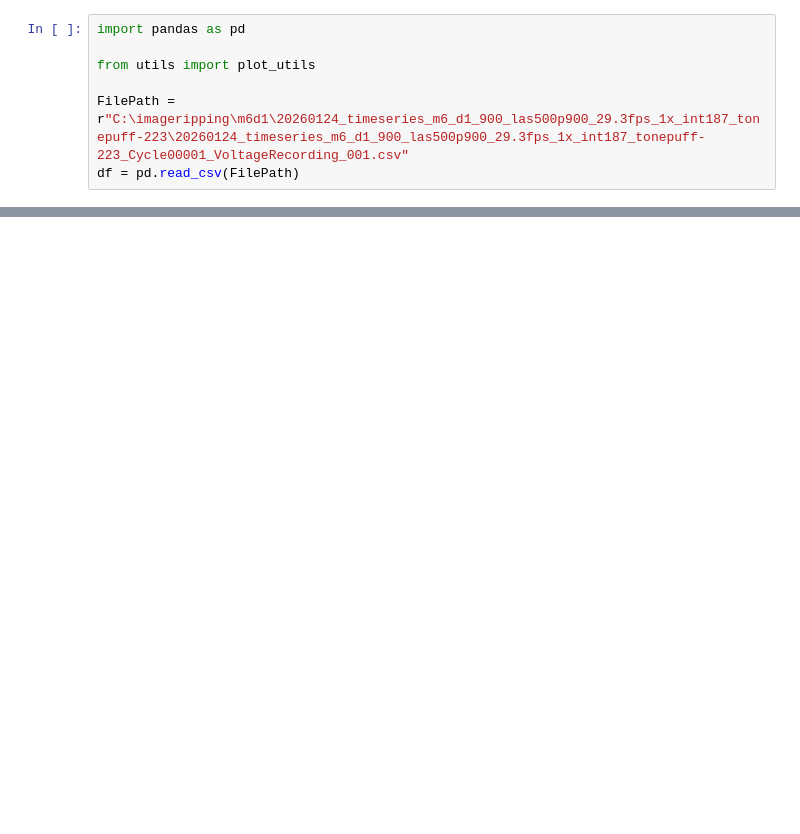
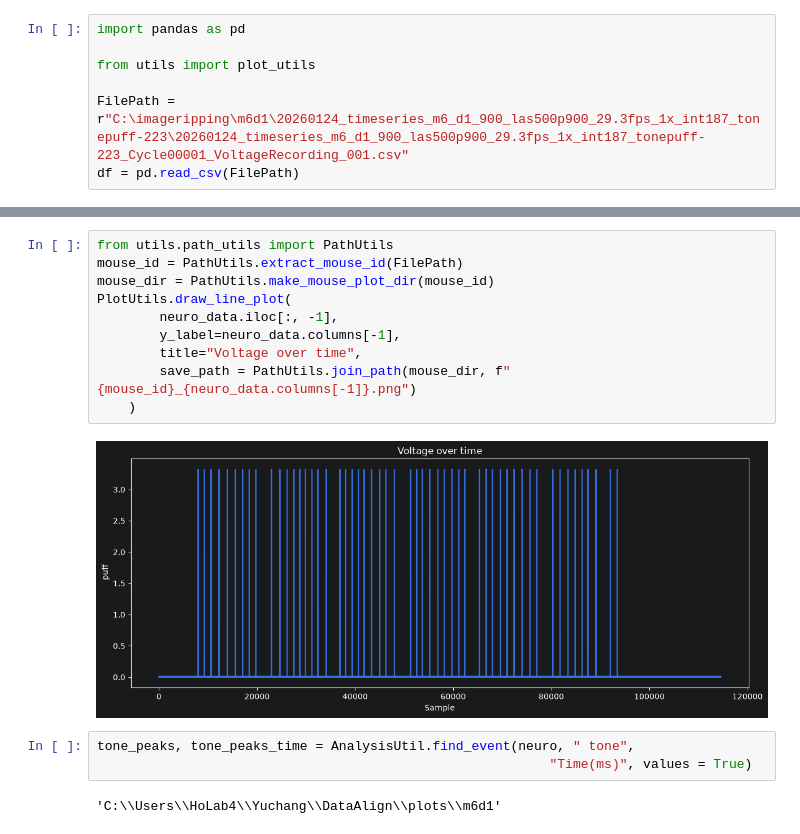
Before and after one commit to Yuchang09/DataAlign, a Jupyter notebook: scrach_space.ipynb, the cells around one changed output, grey strips where cells are left out. Drawn from its saved outputs; the diff is of its cells as text; blank space fills up the shorter version.

```diff
--- a/scrach_space.ipynb
+++ b/scrach_space.ipynb
@@ -94,0 +68,17 @@ for p in [2, 5]:
+# %%
+from utils.path_utils import PathUtils
+mouse_id = PathUtils.extract_mouse_id(FilePath)
+mouse_dir = PathUtils.make_mouse_plot_dir(mouse_id)
+PlotUtils.draw_line_plot(
+        neuro_data.iloc[:, -1],
+        y_label=neuro_data.columns[-1],
+        title="Voltage over time",
+        save_path = PathUtils.join_path(mouse_dir, f"{mouse_id}_{neuro_data.columns[-1]}.png")
+    )
+# %% [output]
+[figure, added]
+# %%
+tone_peaks, tone_peaks_time = AnalysisUtil.find_event(neuro, " tone",
+                                                          "Time(ms)", values = True)
+# %% [output]
+'C:\\Users\\HoLab4\\Yuchang\\DataAlign\\plots\\m6d1'
```
Also changed, not shown: parts of 17 cells of this notebook, 7 other files.
